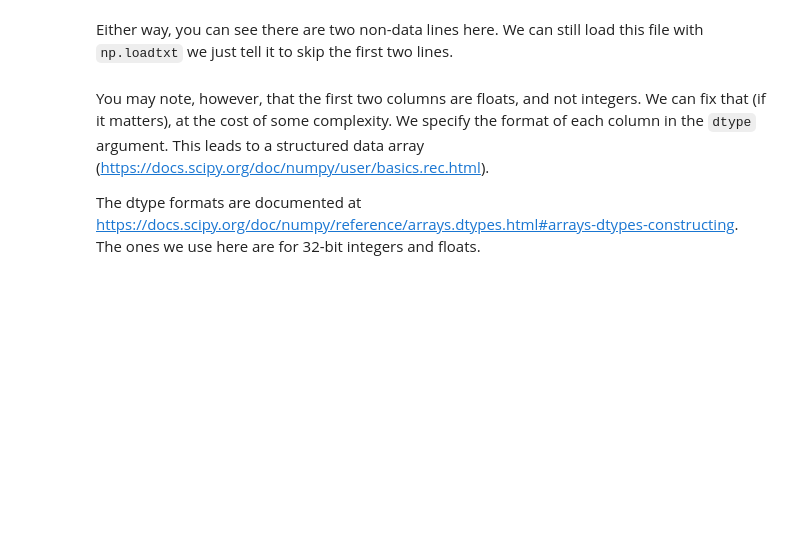
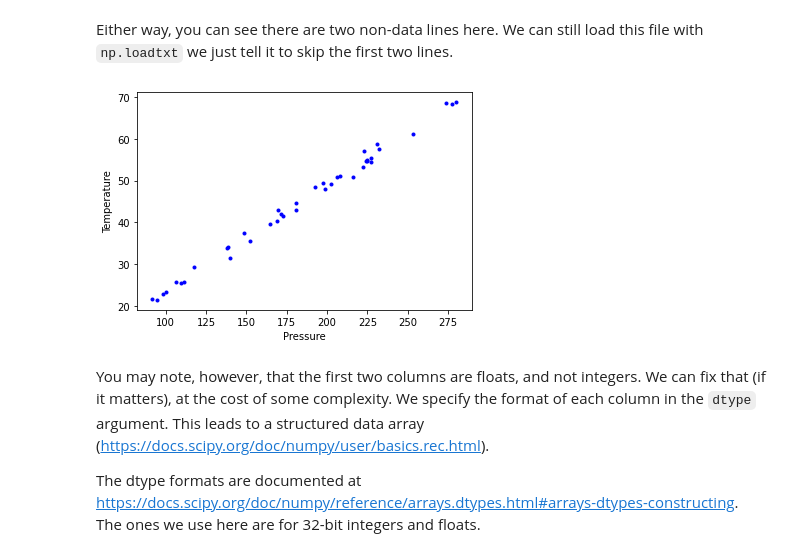
Before and after one commit to Steel-Bank-codespaces/s23-06681, a Jupyter notebook: lectures/01-numpy/numpy.ipynb, the cells around one changed output. Drawn from its saved outputs; the diff is of its cells as text; code cells hidden in the pictures; blank space fills up the shorter version.

```diff
--- a/lectures/01-numpy/numpy.ipynb
+++ b/lectures/01-numpy/numpy.ipynb
@@ -209,7 +354,13 @@ with open('p-t.dat') as f:
 Either way, you can see there are two non-data lines here. We can still load this file with `np.loadtxt` we just tell it to skip the first two lines.
 # %%
 d = np.loadtxt('p-t.dat', skiprows=2)
-d
+d, d.shape
+
+plt.plot(d[:, 4], d[:, 3], 'b.')
+plt.xlabel('Pressure')
+plt.ylabel('Temperature');
+# %% [output]
+[figure, added]
 # %% [markdown]
 You may note, however, that the first two columns are floats, and not integers. We can fix that (if it matters), at the cost of some complexity. We specify the format of each column in the `dtype` argument. This leads to a structured data array ([https://docs.scipy.org/doc/numpy/user/basics.rec.html](https://docs.scipy.org/doc/numpy/user/basics.rec.html)).
 
```
Also changed, not shown: parts of 49 cells of this notebook.
